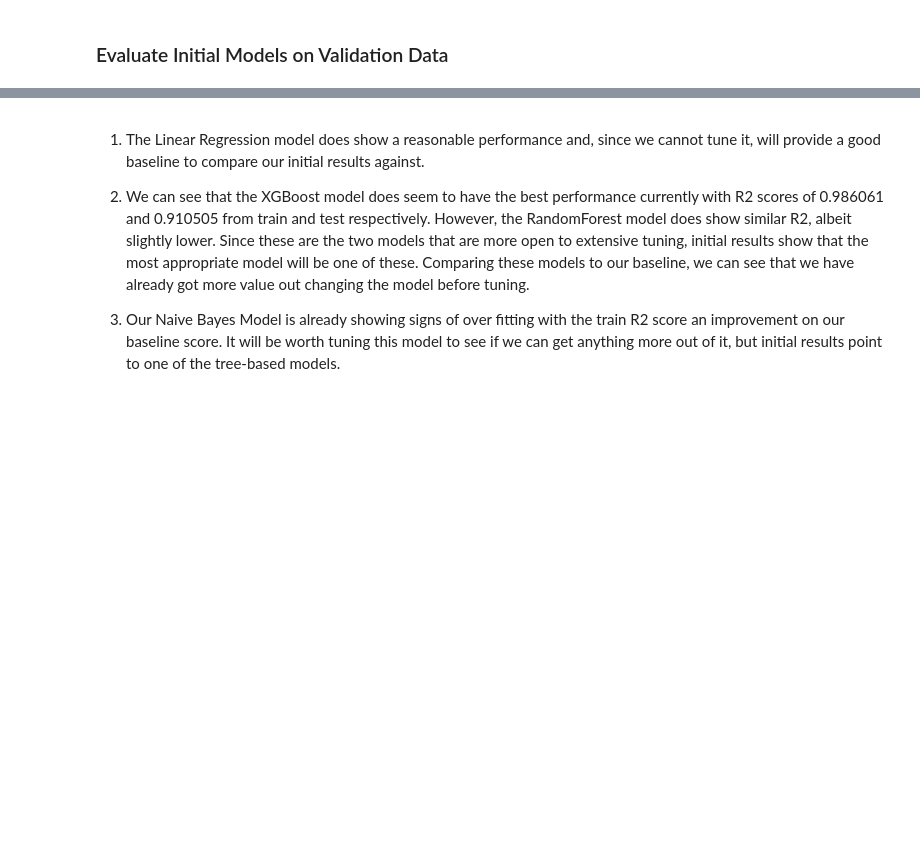
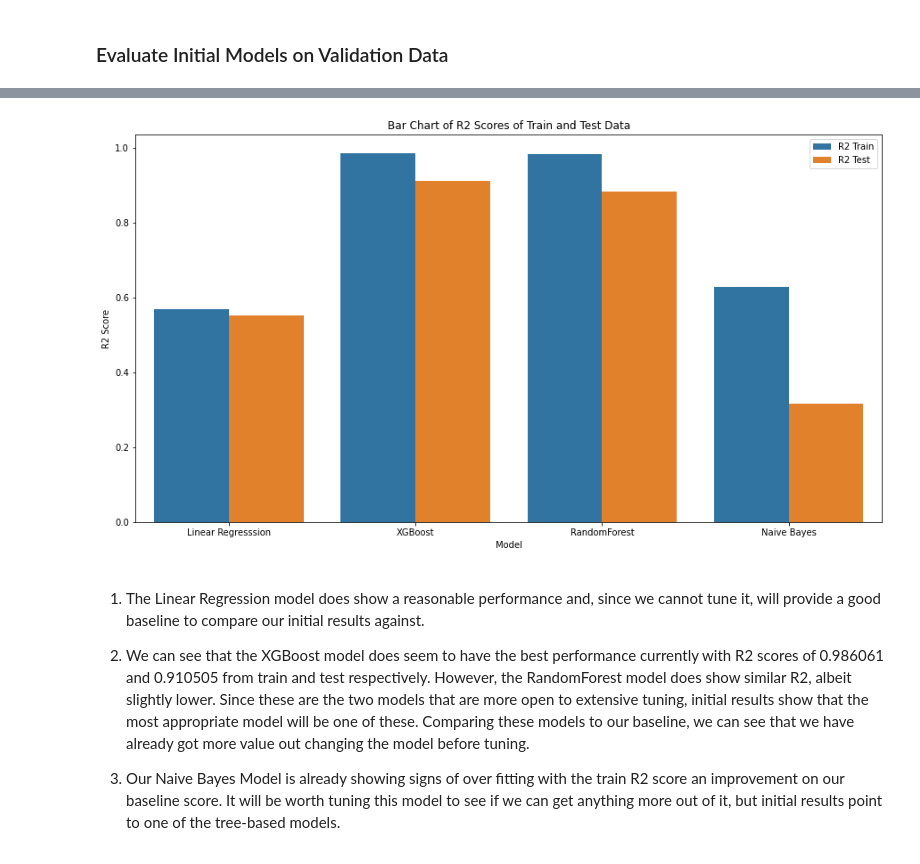
Before and after one commit to j4mes12/ITAI_Coursework, a Jupyter notebook: Task 1/04_Model_Tuning.ipynb, the cells around one changed output, grey strips where cells are left out. Cells and saved outputs as stored; diff of their text form; code cells hidden in the pictures; blank space fills up the shorter version.

```diff
--- a/Task 1/04_Model_Tuning.ipynb
+++ b/Task 1/04_Model_Tuning.ipynb
@@ -85,14 +88,20 @@ initial_results
 # %%
 fig, ax = plt.subplots(1, 1, figsize = (15, 8))
 
+melt_data = initial_results.melt(id_vars = 'Model')
+
 sns.barplot(
     ax = ax,
-    data = initial_results,
-    x = initial_results.index,
-    y = ['R2 Train', 'R2 Test']).set(title = 'Bar Chart of R2 Scores of Train and Test Data')
+    data = melt_data,
+    x = 'Model',
+    y = 'value',
+    hue = 'variable').set(title = 'Bar Chart of R2 Scores of Train and Test Data')
 
+plt.ylabel('R2 Score')
 plt.legend()
 plt.show()
+# %% [output]
+[figure, added]
 # %% [markdown]
 1. The Linear Regression model does show a reasonable performance and, since we cannot tune it, will provide a good baseline to compare our initial results against.
 
```
Also changed, not shown: parts of 46 cells of this notebook, 1 other file.
